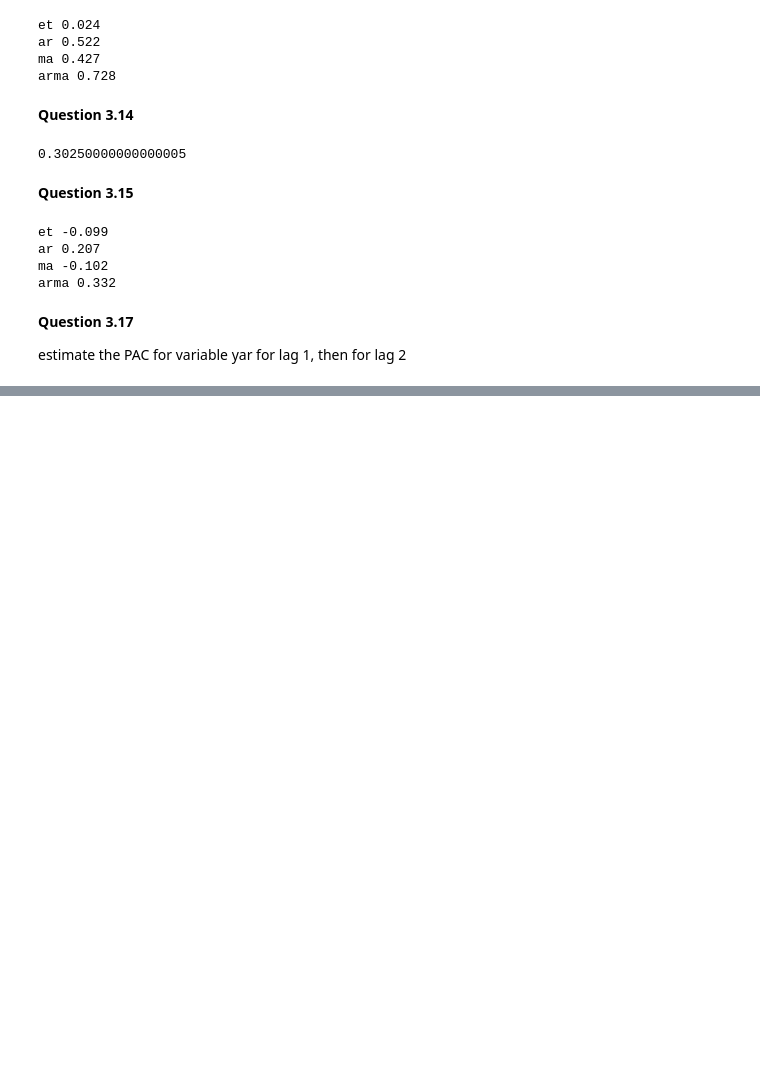
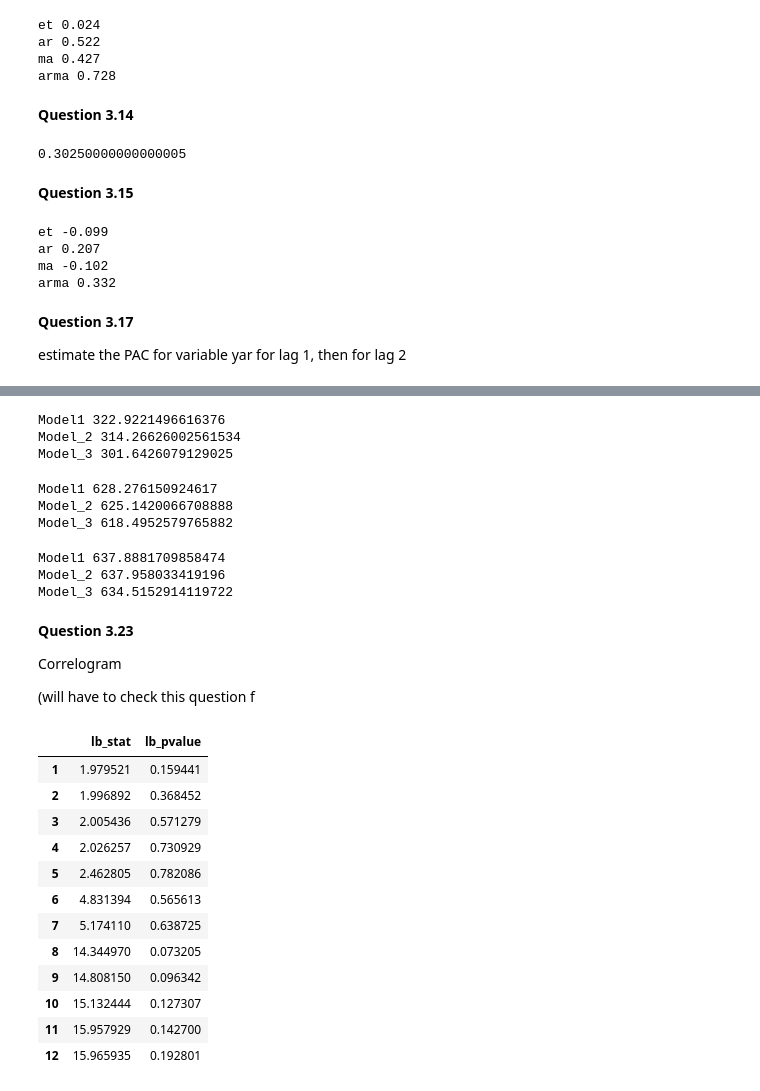
Before and after one commit to goncalosilvame/mf_forecasting, a Jupyter notebook: Module 3 - Questions.ipynb, the cells around one changed output, grey strips where cells are left out. Cells and saved outputs as stored; diff of their text form; code cells hidden in the pictures; blank space fills up the shorter version.

```diff
--- a/Module 3 - Questions.ipynb
+++ b/Module 3 - Questions.ipynb
@@ -171,0 +243,4 @@ Notes:
+# %%
+mod_1 = sm.tsa.arima.ARIMA(data,trend='c', order = (1,0,0))
+res_1 = mod_1.fit()
+print(res_1.summary())
@@ -171,0 +311,45 @@ Notes:
+# %%
+print("Model1 {:-2} \nModel_2 {:-2} \nModel_3 {:-2} ".format(res_1.sse, res_2.sse,res_3.sse)
+     )
+# %% [output]
+Model1 322.9221496616376
+Model_2 314.26626002561534
+Model_3 301.6426079129025
+# %%
+print("Model1 {:-2} \nModel_2 {:-2} \nModel_3 {:-2} ".format(res_1.aic, res_2.aic,res_3.aic))
+# %% [output]
+Model1 628.276150924617
+Model_2 625.1420066708888
+Model_3 618.4952579765882
+# %%
+print("Model1 {:-2} \nModel_2 {:-2} \nModel_3 {:-2} ".format(res_1.bic, res_2.bic,res_3.bic)
+     )
+# %% [output]
+Model1 637.8881709858474
+Model_2 637.958033419196
+Model_3 634.5152914119722
+# %% [markdown]
+**Question 3.23**
+
+Correlogram
+
+(will have to check this question f
+# %%
+import matplotlib.pyplot as plt
+from statsmodels.graphics.tsaplots import plot_acf, plot_pacf
+# Plot residual errors
+sm.stats.acorr_ljungbox(res_1.resid, lags=12, return_df=True)
+# %% [output]
+|  | lb_stat | lb_pvalue |
+| 1 | 1.979521 | 0.159441 |
+| 2 | 1.996892 | 0.368452 |
+| 3 | 2.005436 | 0.571279 |
+| 4 | 2.026257 | 0.730929 |
+| 5 | 2.462805 | 0.782086 |
+| 6 | 4.831394 | 0.565613 |
+| 7 | 5.174110 | 0.638725 |
+| 8 | 14.344970 | 0.073205 |
+| 9 | 14.808150 | 0.096342 |
+| 10 | 15.132444 | 0.127307 |
+| 11 | 15.957929 | 0.142700 |
+| 12 | 15.965935 | 0.192801 |
```
Also changed, not shown: parts of 39 cells of this notebook, 5 other files.
